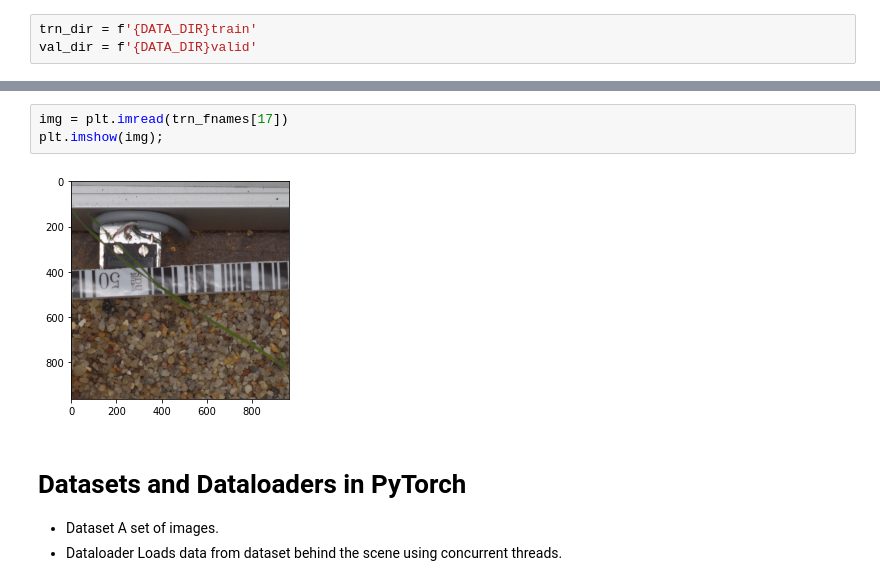
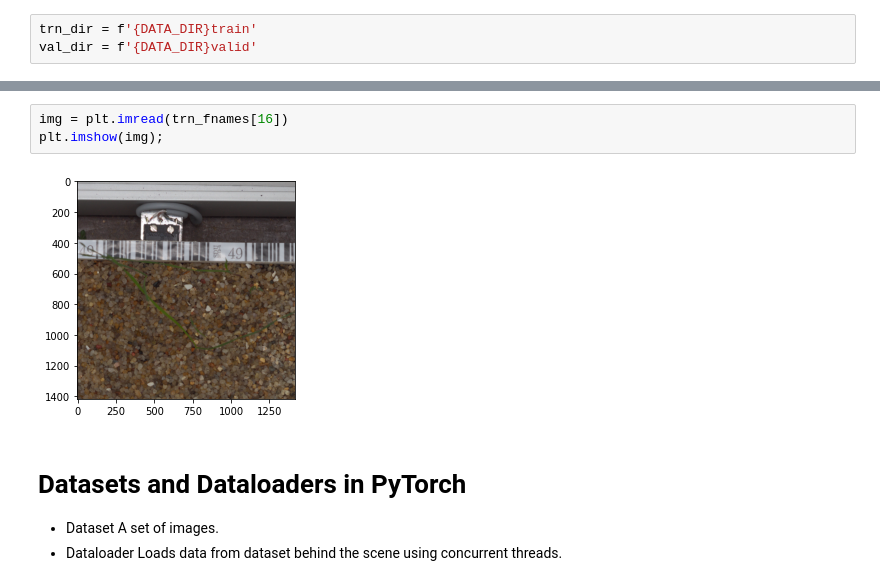
Before and after one commit to Mahrokh-Eb/Deep-Learning-with-Python, a Jupyter notebook: 1-Image Classification (cats VS dogs)/seedPlant/plantSeeding.ipynb, the cells around one changed output, grey strips where cells are left out. Drawn from its saved outputs; the diff is of its cells as text.

```diff
--- a/1-Image Classification (cats VS dogs)/seedPlant/plantSeeding.ipynb
+++ b/1-Image Classification (cats VS dogs)/seedPlant/plantSeeding.ipynb
@@ -107,8 +128,8 @@ trn_fnames[:5]
 # %%
-img = plt.imread(trn_fnames[17])
+img = plt.imread(trn_fnames[16])
 plt.imshow(img);
 # %% [output]
-[figure, old version]
+[figure, new version]
 # %% [markdown]
 # Datasets and Dataloaders in PyTorch
 
```
Also changed, not shown: parts of 31 cells of this notebook.
